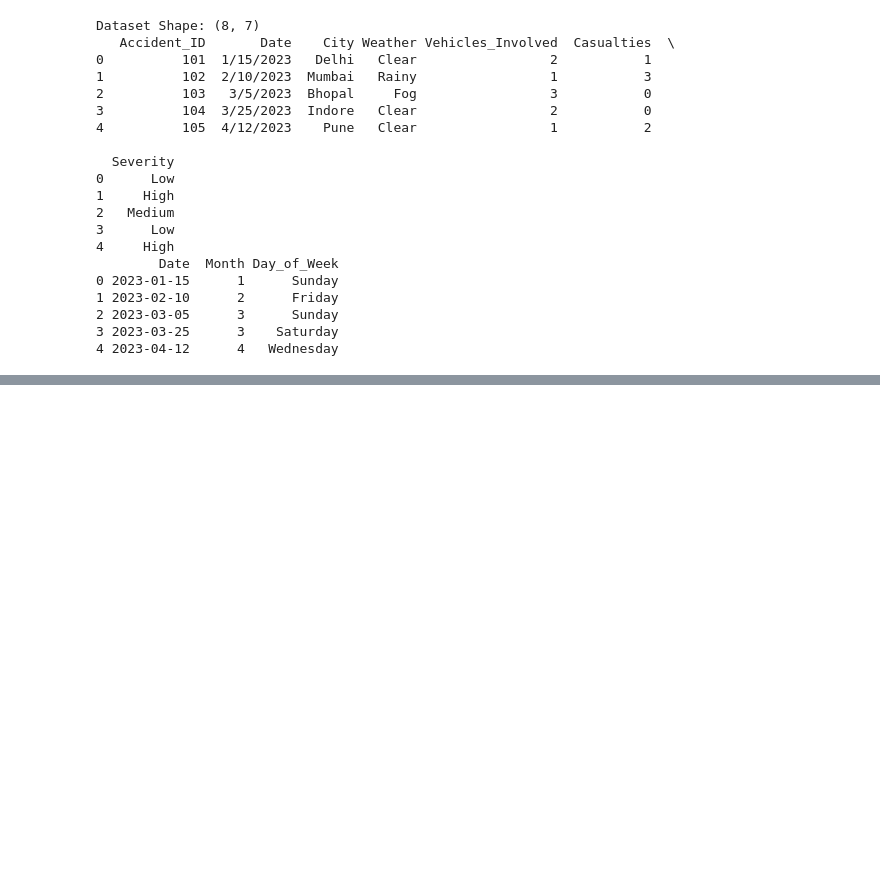
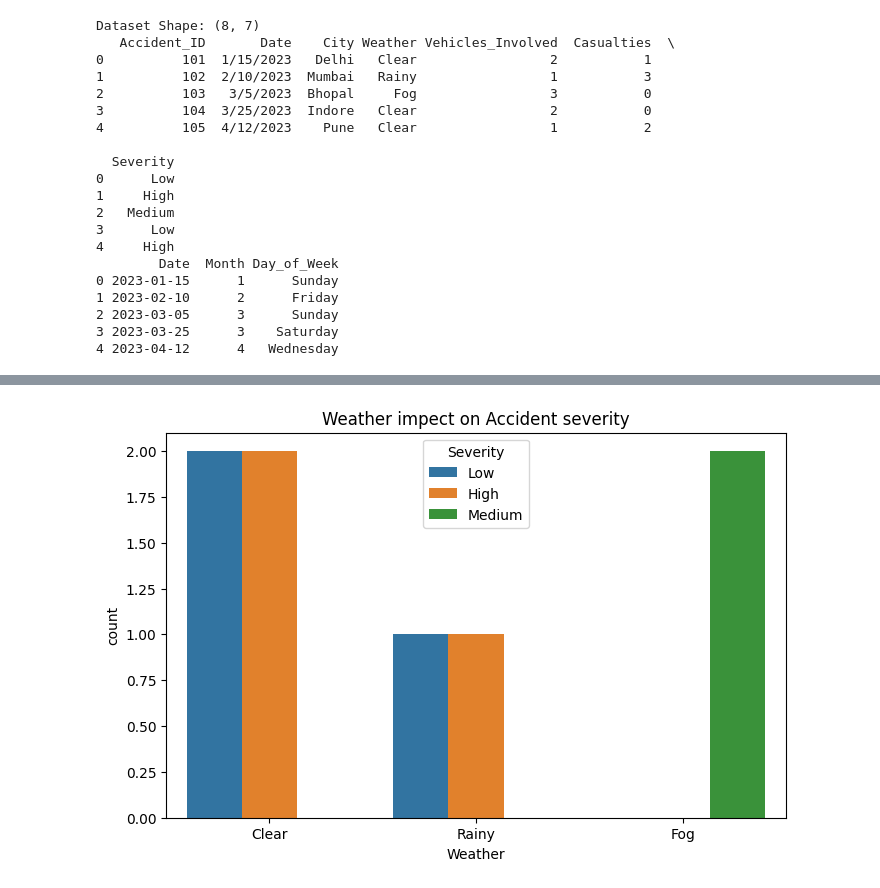
Before and after one commit to nagarneha/traffic_accident-_analysis, a Jupyter notebook: traffic_analysis.ipynb, the cells around one changed output, grey strips where cells are left out. Drawn from its saved outputs; the diff is of its cells as text; code cells hidden in the pictures; blank space fills up the shorter version.

```diff
--- a/traffic_analysis.ipynb
+++ b/traffic_analysis.ipynb
@@ -101,0 +94,8 @@ plt.show()
+# %%
+# whether vs severity
+plt.figure(figsize=(8,5))
+sns.countplot(x="Weather", hue="Severity", data=df)
+plt.title("Weather impect on Accident severity")
+plt.show()
+# %% [output]
+[figure, added]
```
Also changed, not shown: parts of 5 cells of this notebook.
